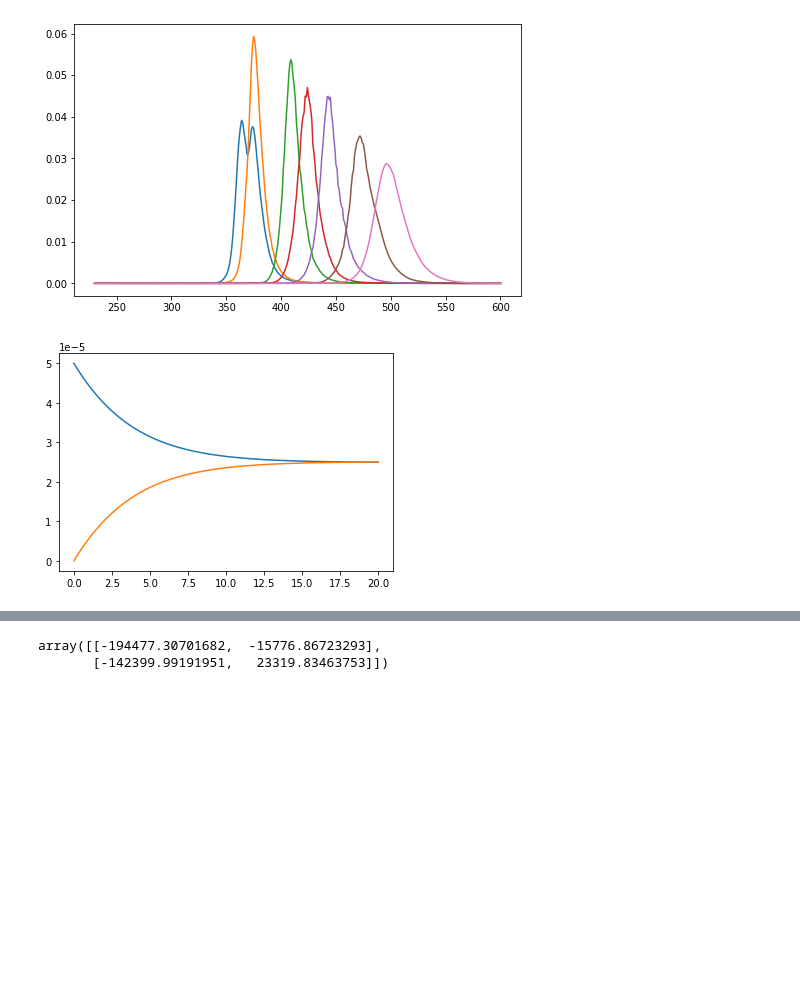
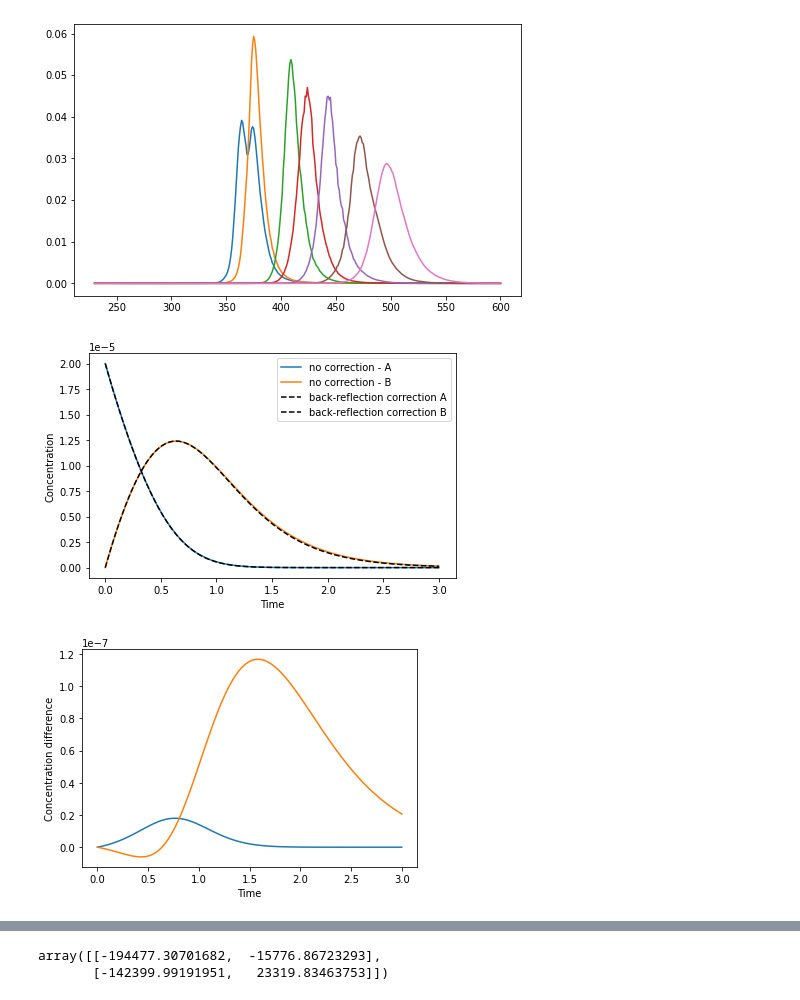
Before and after one commit to dmadea/Jupyter-Tutorials, a Jupyter notebook: Photoreaction kinetics/Simulation-general.ipynb, the cells around one changed output, grey strips where cells are left out. Saved outputs shown, nothing was run; the diff lists cells and outputs as text; code cells hidden in the pictures; blank space fills up the shorter version.

```diff
--- a/Photoreaction kinetics/Simulation-general.ipynb
+++ b/Photoreaction kinetics/Simulation-general.ipynb
@@ -159,20 +159,34 @@ eps = np.loadtxt(fname, delimiter='\t', dtype=np.float64, skiprows=1)
 wavelengths = eps[:, 0]
 ST = eps[:, 1:-1].T  # ST is a matrix of n x w
 
+def gauss(x: Union[int, float, np.ndarray], mu: Union[int, float, np.ndarray],
+          sigma: Union[int, float, np.ndarray]) -> np.ndarray:
+    return np.exp(-(x - mu) * (x - mu) / (2 * sigma * sigma))
+
+S1 = gauss(wavelengths, 400, 25) + 0.5 * gauss(wavelengths, 450, 25)  # ground state bleach
+S2 = 0.8 * gauss(wavelengths, 450, 30)  # excited state absorption band 1
+
+ST = np.vstack((S1, S2)) * 1e5
+# S_baseline = np.hstack((S, Baseline[:, None]))
+
+# plot individual bands
+
 # ST = ST[:-1]
 
 
 n = ST.shape[0]  # number of absorbing species
 
 
-names = ['Z', 'E', 'HL', 'Unknown']
+names = ['A', 'B', 'HL', 'Unknown']
 
 # plot created spectra
-plt.rcParams['figure.figsize'] = [8, 5]
+plt.rcParams['figure.figsize'] = [6, 4]
 for i in range(n):
     plt.plot(wavelengths, ST[i], label=names[i])
 plt.xlabel('Wavelength')
 plt.ylabel('Epsilon $\epsilon$')
 plt.legend()
+plt.tight_layout()
+plt.savefig('species_epsilons.png', dpi=500)
 plt.show()
 # %% [output]
@@ -214,11 +246,11 @@ from numpy.linalg import eig, inv, svd, lstsq
 %matplotlib inline
 
 @vectorize(nopython=True, fastmath=False)
-def photokin_factor(A):
+def photokin_factor(A, coeff=1e-4):
     ln10 = np.log(10)
     ll2 = ln10 ** 2 / 2
 
-    if A < 1e-3:
+    if A < coeff:
         return ln10 - A * ll2  # approximation with first two taylor series terms
     else:
         return (1 - np.exp(-A * ln10)) / A  # exact photokinetic factor
@@ -230,7 +262,8 @@ def find_nearest_idx(array, value):
     else:
         return idx
 
-def simul_photokin_model(I0, c0, K=None, eps=None, times=None, V=0.003, l=1, t0=0, lambda_irr=None):
+def simul_photokin_model(I0, c0, K=None, eps=None, times=None, V=0.003, l=1, t0=0, lambda_irr=None, R=0.036, use_backref_correction=True,
+                        coeff=1e-4):
     """
     no wl dependence of K
     I0 - irradiation spectrum scalled by q0 = PDF * q0 so that integral(I0) = q0
@@ -244,6 +277,7 @@ def simul_photokin_model(I0, c0, K=None, eps=None, times=None, V=0.003, l=1, t0=
     c0 = np.asarray(c0)
 
     assert c0.shape[0] == K.shape[0]
+    ln10 = np.log(10)
 
     if lambda_irr is not None:
         idx = find_nearest_idx(wavelengths, lambda_irr)
@@ -252,9 +286,11 @@ def simul_photokin_model(I0, c0, K=None, eps=None, times=None, V=0.003, l=1, t0=
         p_A = c[:, None] * eps * l  # hadamard product - partial absorbance
         A = p_A.sum(axis=0)  # total absorbance
 
-        F = photokin_factor(A)  # (1-10^-A) / A
+        F = photokin_factor(A, coeff)  # (1-10^-A) / A
 
-        product = K * (F * I0 * eps * l).sum(axis=-1)  # K @ sum(diag(F * I0 * eps * l))
+        Ieff = I0 * (1 - R) * (1 + R * np.exp(-A * ln10)) if use_backref_correction else I0 * (1 - R)
+
+        product = K * (F * Ieff * eps * l).sum(axis=-1)  # K @ sum(diag(F * I0 * eps * l))
 
         irr_on = 1 if t >= t0 else 0
 
@@ -264,9 +300,11 @@ def simul_photokin_model(I0, c0, K=None, eps=None, times=None, V=0.003, l=1, t0=
         p_A = c * eps[:, idx] * l  # hadamard product - partial absorbance
         A = p_A.sum()  # total absorbance
 
-        F = photokin_factor(A)  # (1-10^-A) / A
+        F = photokin_factor(A, coeff)  # (1-10^-A) / A
 
-        product = F * I0 * K.dot(p_A) / V  # K @ sum(diag(F * I0 * eps * l))
+        Ieff = I0 * (1 - R) * (1 + R * np.exp(-ln10 * A)) if use_backref_correction else I0 * (1 - R)
+
+        product = F * Ieff * K.dot(p_A) / V  # K @ sum(diag(F * I0 * eps * l))
 
         irr_on = 1 if t >= t0 else 0
 
@@ -276,38 +314,66 @@ def simul_photokin_model(I0, c0, K=None, eps=None, times=None, V=0.003, l=1, t0=
 
     return result
 
 
 def simulate_C(t: np.ndarray, K: np.ndarray, j: np.ndarray) -> np.ndarray:
     Lambda, U = eig(K)  # get eigenvalues and eigenvectors of K
     U_inv = inv(U)  # calculate the inverse of U
 
     # calculate A_II^T matrix
     A_II_T = U * U_inv.dot(j)  # U @ diag(U^-1 @ j)
 
     # calculate basis of folded exponentials
     C = np.exp(t[:, None] * Lambda[None, :])
 
     # make linar combination of folded exponentials
     return C.dot(A_II_T.T)  # C @ A_II
 
 def make_K(ks):
     k1, k_1 = ks
     K = np.asarray([[-k1, k_1],
                     [k1, -k_1]])
 
     return K
 
-times = np.linspace(0, 20, 100)
-K = make_K([0.4, 0.6])
+def make_K_example(ks):
+    k1, k2 = ks
+    K = np.asarray([[-k1, 0],
+                    [k1, -k2]])
+
+    return K
+
+times = np.linspace(0, 3, 100)
+K = make_K_example([0.6, 0.4])
 
 # C = simulate_C(times, K, np.asarray([1, 0]))
 # C = simul_photokin_model(5e-8 * LED_405, [5e-5, 0], K, ST, times)
-C = simul_photokin_model(5e-8 , [5e-5, 0], K, ST, times, lambda_irr=415)
+R = 0.036
+# ST_test = ST * 1e-6
+q0 = 2e-7
+c0 = 20 * 1e-6
+C = simul_photokin_model(q0 , [c0, 0], K, ST, times, lambda_irr=415, use_backref_correction=False, R=R)
+C_scaled = simul_photokin_model(q0 * 1e6 , [c0 * 1e6, 0], K, ST * 1e-6, times, lambda_irr=415, use_backref_correction=False, R=R) * 1e-6
+# C_scaled_coeff = simul_photokin_model(q0 * 1e6 , [c0 * 1e6, 0], K, ST * 1e-6, times, lambda_irr=415, use_backref_correction=False, R=R) * 1e-6
 
-plt.plot(times, C)
+C_bc = simul_photokin_model(q0 * 1e6 , [c0 * 1e6, 0], K, ST * 1e-6, times, lambda_irr=415, use_backref_correction=True, R=R) * 1e-6
+
+plt.plot(times, C_scaled)
+plt.plot(times, C_bc, ls='--', c='k')
+plt.xlabel('Time')
+plt.ylabel('Concentration')
+plt.legend(['no correction - A', 'no correction - B', 'back-reflection correction A', 'back-reflection correction B'])
+plt.tight_layout()
+plt.savefig('high-conc.profiles.png', dpi=500)
 plt.show()
+
+plt.plot(times, C_scaled - C_bc)
+plt.xlabel('Time')
+plt.ylabel('Concentration difference')
+
+plt.show()
 # %% [output]
-[figure, old version]
+[figure, new version]
+[figure, added]
 # %%
 D = C @ ST
 
```
Also changed, not shown: parts of 4 cells of this notebook, 1 other file.
